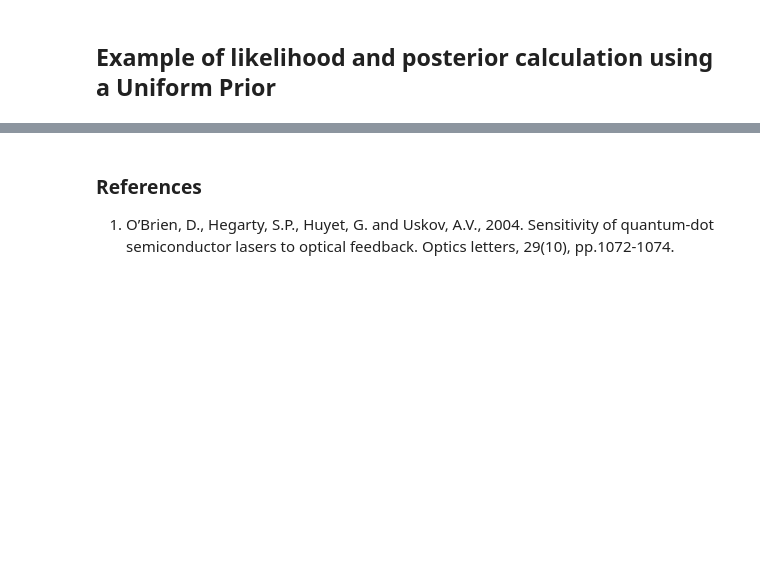
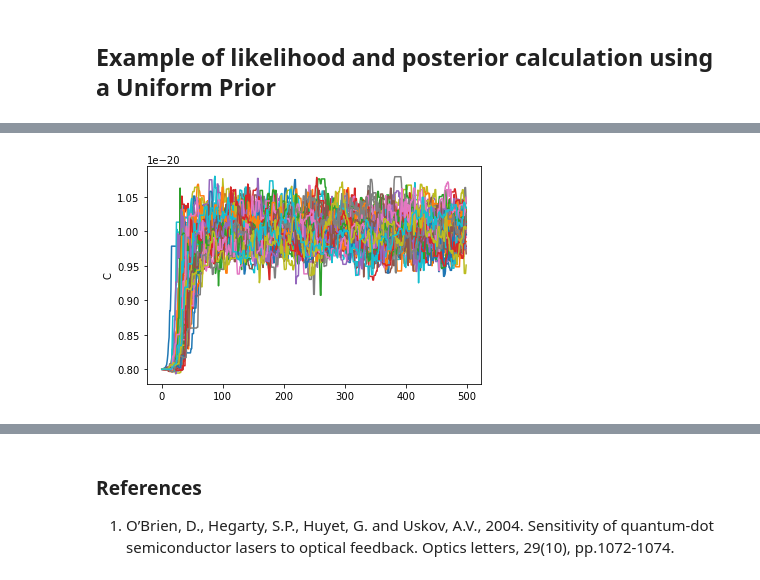
Before and after one commit to phys201/qd_laser_dynamics, a Jupyter notebook: tutorial.ipynb, the cells around one changed output, grey strips where cells are left out. Drawn from its saved outputs; the diff is of its cells as text; code cells hidden in the pictures; blank space fills up the shorter version.

```diff
--- a/tutorial.ipynb
+++ b/tutorial.ipynb
@@ -88,0 +96,19 @@ print(LogLikelihood(1e-20, x, y, sigma_y).logpost(10e-21, 10e-19))
+# %%
+# the model has 1 parameters; we'll use 50 walkers and 500 steps each
+ndim = 1
+nwalkers = 50
+nsteps = 500
+
+# Here's an initial guess slightly off from the paper's parameter value
+# to show how the MCMC equilibrates to the correct value
+ls_result = [0.8e-20]
+gaussian_ball = 1e-4 * np.random.randn(nwalkers, ndim)
+starting_positions = (1 + gaussian_ball) * ls_result
+# %%
+# set up the sampler object
+sampler = emcee.EnsembleSampler(nwalkers, ndim, log_posterior,
+                                args=(x, y, sigma_y))
+# run the sampler. We use iPython's %time directive to tell us
+# how long it took (in a script, you would leave out "%time")
+%time sampler.run_mcmc(starting_positions, nsteps)
+print('Done')
@@ -88,0 +120,9 @@ print(LogLikelihood(1e-20, x, y, sigma_y).logpost(10e-21, 10e-19))
+# %%
+fig, (ax_C) = plt.subplots(1)
+ax_C.set(ylabel='C')
+for i in range(50):
+    # to use seaborn's lineplot, we first need to make a dataframe
+    df = pd.DataFrame({'C': sampler.chain[i,:,0]})
+    sns.lineplot(data=df, x=df.index, y='C', ax=ax_C)
+# %% [output]
+[figure, added]
```
Also changed, not shown: parts of 7 cells of this notebook, 1 other file.
